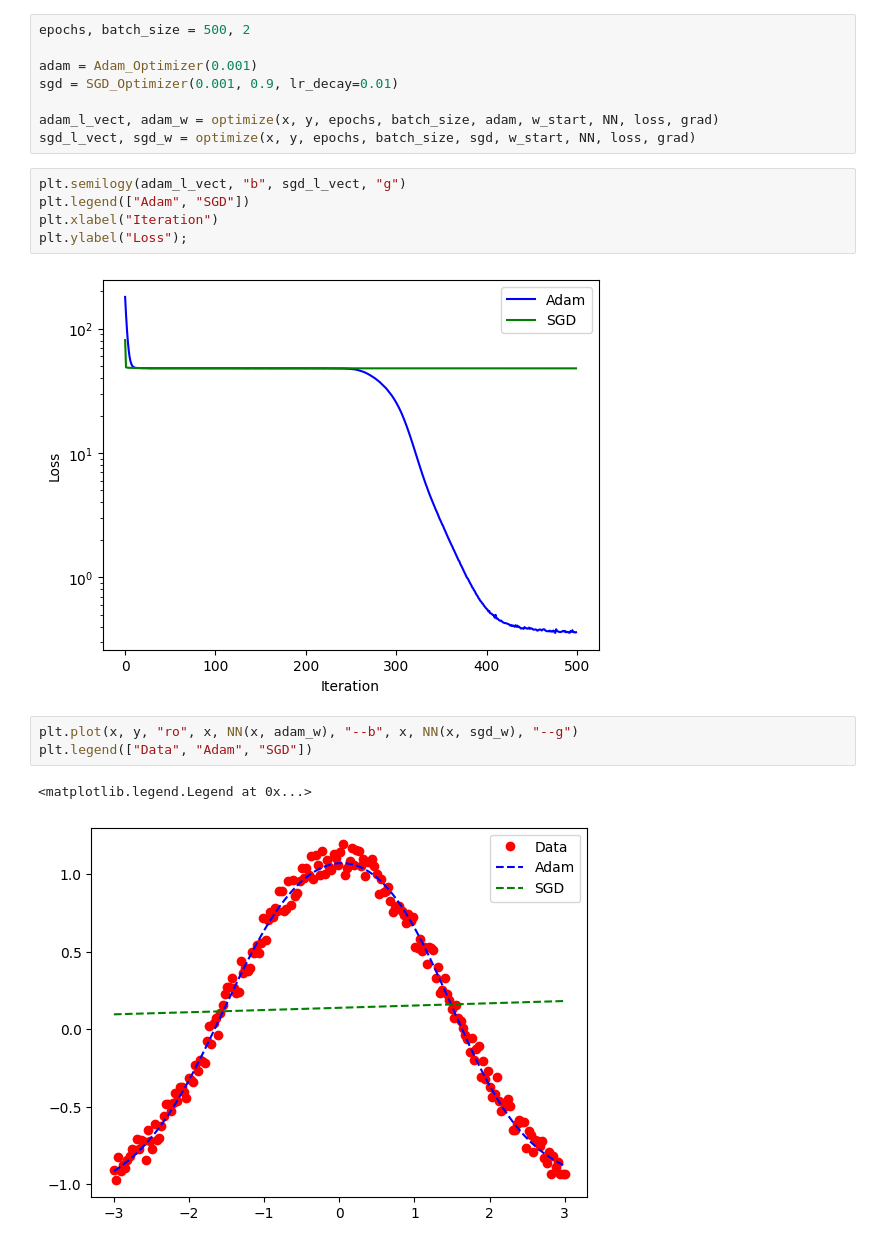
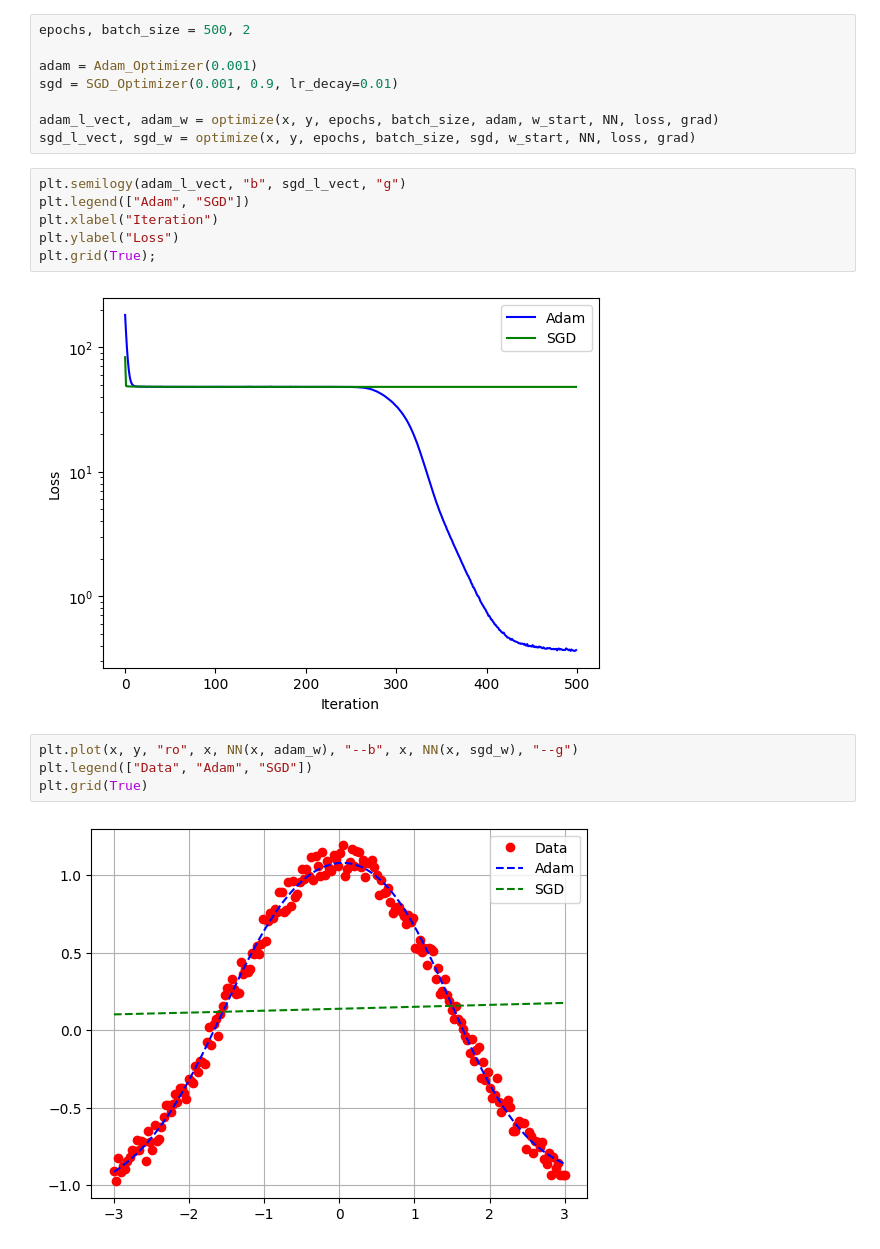
Before and after one commit to finsaccount/Numerical-Analysis-Gradient-Descent, a Jupyter notebook: GeneralizedSGD.ipynb, the cells around one changed output. Drawn from its saved outputs; the diff is of its cells as text.

```diff
--- a/GeneralizedSGD.ipynb
+++ b/GeneralizedSGD.ipynb
@@ -175,12 +176,13 @@ sgd_l_vect, sgd_w = optimize(x, y, epochs, batch_size, sgd, w_start, NN, loss, g
 plt.semilogy(adam_l_vect, "b", sgd_l_vect, "g")
 plt.legend(["Adam", "SGD"])
 plt.xlabel("Iteration")
-plt.ylabel("Loss");
+plt.ylabel("Loss")
+plt.grid(True);
 # %% [output]
-[figure, old version]
+[figure, new version]
 # %%
 plt.plot(x, y, "ro", x, NN(x, adam_w), "--b", x, NN(x, sgd_w), "--g")
 plt.legend(["Data", "Adam", "SGD"])
+plt.grid(True)
 # %% [output]
-<matplotlib.legend.Legend at 0x...>
-[figure, old version]
+[figure, new version]
```
Also changed, not shown: parts of 7 cells of this notebook.
